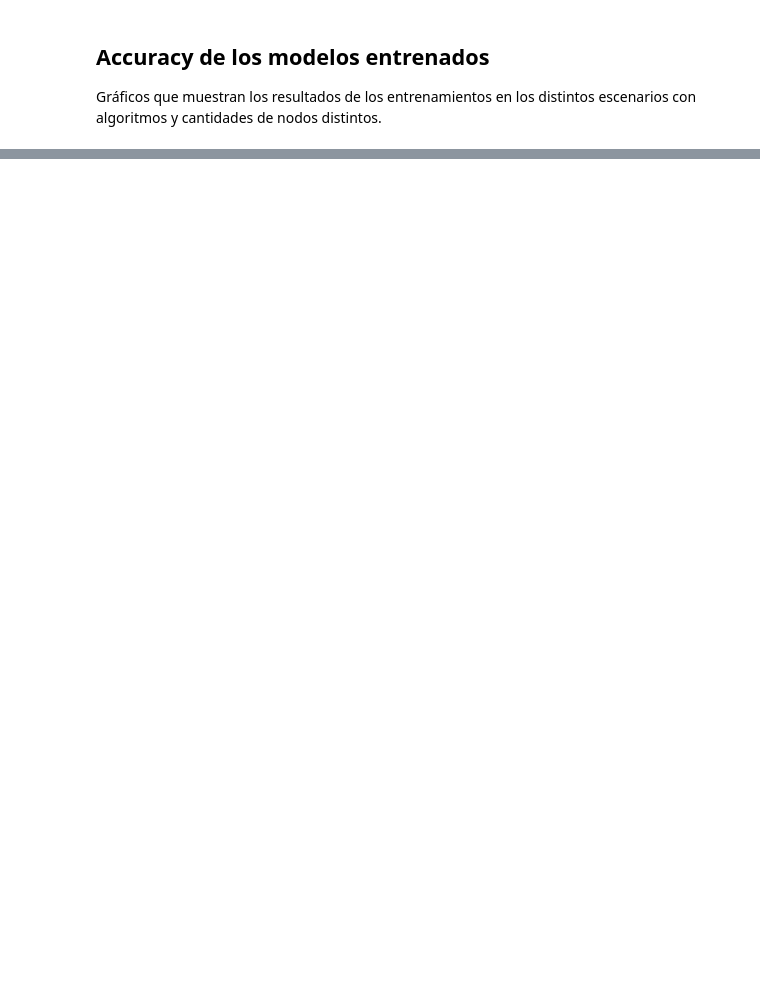
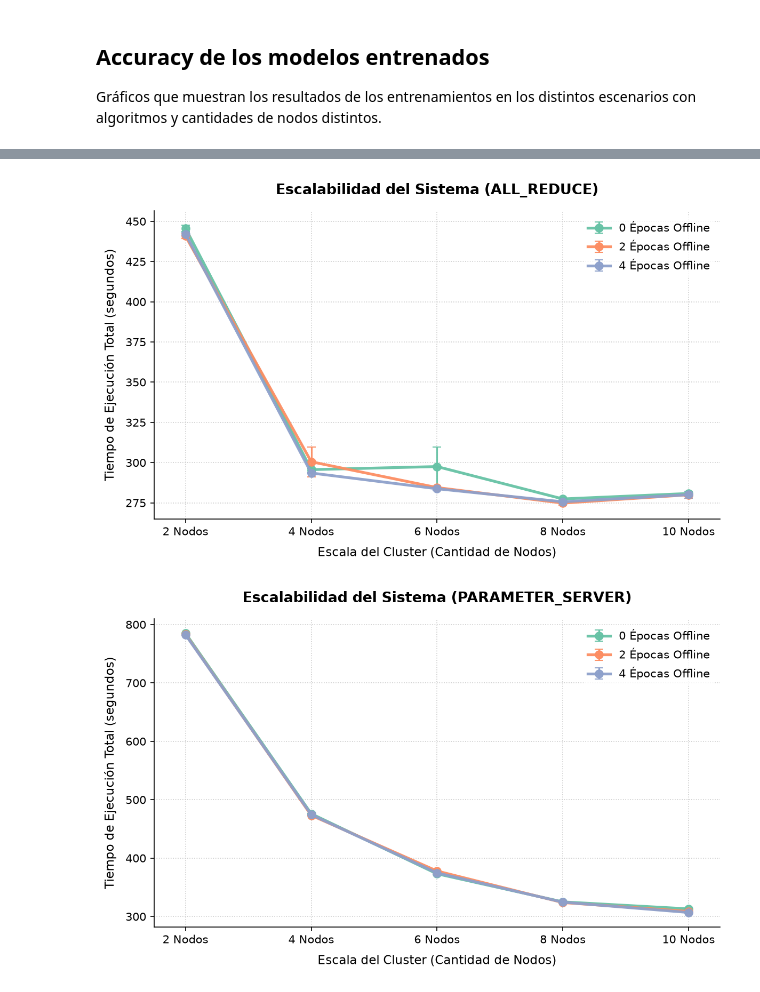
Before and after one commit to mbianchif/Aprendizaje-Profundo, a Jupyter notebook: report/notebook.ipynb, the cells around one changed output, grey strips where cells are left out. Saved outputs shown, nothing was run; the diff lists cells and outputs as text; code cells hidden in the pictures; blank space fills up the shorter version.

Commit message:
chore: added a new centralized graph for comparing times

```diff
--- a/report/notebook.ipynb
+++ b/report/notebook.ipynb
@@ -292,0 +291,51 @@ for algorithm, nodes in product(ALGORITHMS, NODES):
+# %%
+import matplotlib.pyplot as plt
+from matplotlib import ticker
+from itertools import product
+
+for algorithm in ALGORITHMS:
+    fig, ax = plt.subplots(figsize=(8, 5))
+
+    for i, offline_epochs in enumerate(OFFLINE_EPOCHS):
+        x_nodes = []
+        y_secs = []
+        y_stderr = []
+
+        for nodes in NODES:
+            runs = measurements_if(algorithm=algorithm, nodes=nodes, offline_epochs=offline_epochs)
+            assert len(runs) == 1
+            ms = runs[0]
+
+            x_nodes.append(nodes)
+            y_secs.append(ms.secs_taken_avg)
+            y_stderr.append(ms.secs_taken_std_dev)
+
+        ax.errorbar(
+            x_nodes,
+            y_secs,
+            yerr=y_stderr,
+            label=f"{offline_epochs} Épocas Offline",
+            color=COLORS[i],
+            linewidth=2.5,
+            marker='o',
+            markersize=7,
+            capsize=4,
+            elinewidth=1.5,
+            alpha=0.95,
+            zorder=3
+        )
+
+    ax.set_title(f"Escalabilidad del Sistema ({algorithm.upper()})", fontsize=13, pad=15, weight='bold')
+    ax.set_xlabel("Escala del Cluster (Cantidad de Nodos)", fontsize=11, labelpad=8)
+    ax.set_ylabel("Tiempo de Ejecución Total (segundos)", fontsize=11, labelpad=8)
+
+    ax.set_xticks(NODES)
+    ax.set_xticklabels([f"{n} Nodos" for n in NODES])
+
+    ax.set_xlim(min(NODES) - 0.5, max(NODES) + 0.5)
+    ax.legend(frameon=True, facecolor='white', edgecolor='none', fontsize=10, loc='upper right')
+
+    save_and_plot(f"{algorithm}_scaling_lines", "execution_time_summary")
+# %% [output]
+[figure, added]
+[figure, added]
```
Also changed, not shown: parts of 4 cells of this notebook, 2 other files.
